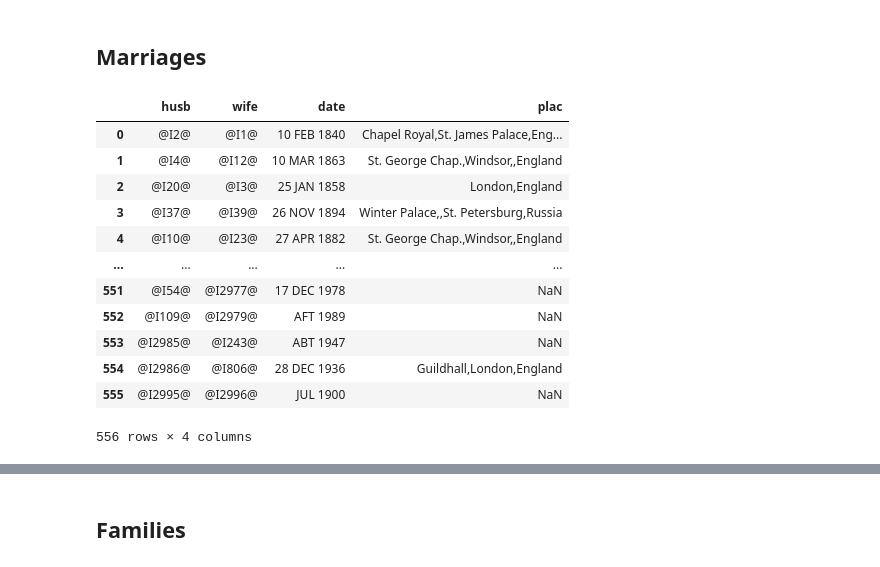
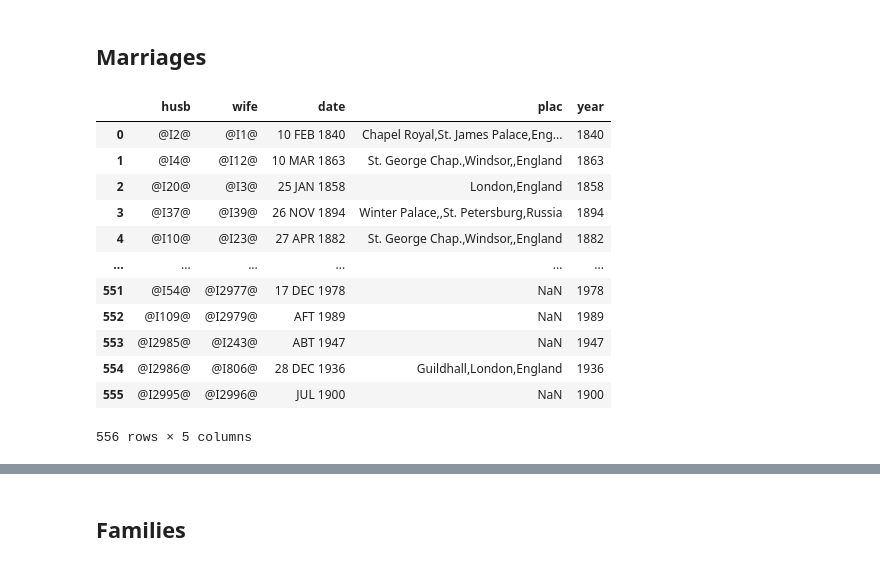
Before and after one commit to joehowells/timeline-gedcom, a Jupyter notebook: 1_data_extraction.ipynb, the cells around one changed output, grey strips where cells are left out. Cells and saved outputs as stored; diff of their text form; code cells hidden in the pictures.

Commit message:
Extract year from date

```diff
--- a/1_data_extraction.ipynb
+++ b/1_data_extraction.ipynb
@@ -55,8 +57,9 @@ df_individual
 def iterator():
     for indi in gedcom.indi:
         for birt in indi.birt:
-            date = birt.date.value if birt.date is not None else np.nan
-            plac = birt.plac.value if birt.plac is not None else np.nan
+            date = birt.date.value if birt.date is not None else ""
+            plac = birt.plac.value if birt.plac is not None else ""
+
             yield indi.xref_id, date, plac
 
 
@@ -64,6 +67,7 @@ df_birth = pd.DataFrame(
     data=iterator(),
     columns=["indi", "date", "plac"],
 )
+df_birth["year"] = df_birth["date"].apply(year).astype("Int64")
 df_birth.to_csv("data/birth.csv", index=False)
 df_birth
 # %% [output]
@@ -86,8 +94,8 @@ df_birth
 def iterator():
     for indi in gedcom.indi:
         for deat in indi.deat:
-            date = deat.date.value if deat.date is not None else np.nan
-            plac = deat.plac.value if deat.plac is not None else np.nan
+            date = deat.date.value if deat.date is not None else ""
+            plac = deat.plac.value if deat.plac is not None else ""
             yield indi.xref_id, date, plac
 
 
@@ -95,6 +103,7 @@ df_death = pd.DataFrame(
     data=iterator(),
     columns=["indi", "date", "plac"],
 )
+df_death["year"] = df_death["date"].apply(year).astype("Int64")
 df_death.to_csv("data/death.csv", index=False)
 df_death
 # %% [output]
@@ -116,32 +129,33 @@ df_death
 # %%
 def iterator():
     for fam in gedcom.fam:
         husb = fam.husb.value if fam.husb is not None else np.nan
         wife = fam.wife.value if fam.wife is not None else np.nan
 
         for marr in fam.marr:
             date = marr.date.value if marr.date is not None else np.nan
             plac = marr.plac.value if marr.plac is not None else np.nan
             yield husb, wife, date, plac
 
 
 df_marriage = pd.DataFrame(
     data=iterator(),
     columns=["husb", "wife", "date", "plac"],
 )
+df_marriage["year"] = df_marriage["date"].apply(year).astype("Int64")
 df_marriage.to_csv("data/marriage.csv", index=False)
 df_marriage
 # %% [output]
-|  | husb | wife | date | plac |
-| 0 | @I2@ | @I1@ | 10 FEB 1840 | Chapel Royal,St. James Palace,Eng... |
-| 1 | @I4@ | @I12@ | 10 MAR 1863 | St. George Chap.,Windsor,,England |
-| 2 | @I20@ | @I3@ | 25 JAN 1858 | London,England |
-| 3 | @I37@ | @I39@ | 26 NOV 1894 | Winter Palace,,St. Petersburg,Russia |
-| 4 | @I10@ | @I23@ | 27 APR 1882 | St. George Chap.,Windsor,,England |
-| ... | ... | ... | ... | ... |
-| 551 | @I54@ | @I2977@ | 17 DEC 1978 | NaN |
-| 552 | @I109@ | @I2979@ | AFT 1989 | NaN |
-| 553 | @I2985@ | @I243@ | ABT 1947 | NaN |
-| 554 | @I2986@ | @I806@ | 28 DEC 1936 | Guildhall,London,England |
-| 555 | @I2995@ | @I2996@ | JUL 1900 | NaN |
+|  | husb | wife | date | plac | year |
+| 0 | @I2@ | @I1@ | 10 FEB 1840 | Chapel Royal,St. James Palace,Eng... | 1840 |
+| 1 | @I4@ | @I12@ | 10 MAR 1863 | St. George Chap.,Windsor,,England | 1863 |
+| 2 | @I20@ | @I3@ | 25 JAN 1858 | London,England | 1858 |
+| 3 | @I37@ | @I39@ | 26 NOV 1894 | Winter Palace,,St. Petersburg,Russia | 1894 |
+| 4 | @I10@ | @I23@ | 27 APR 1882 | St. George Chap.,Windsor,,England | 1882 |
+| ... | ... | ... | ... | ... | ... |
+| 551 | @I54@ | @I2977@ | 17 DEC 1978 | NaN | 1978 |
+| 552 | @I109@ | @I2979@ | AFT 1989 | NaN | 1989 |
+| 553 | @I2985@ | @I243@ | ABT 1947 | NaN | 1947 |
+| 554 | @I2986@ | @I806@ | 28 DEC 1936 | Guildhall,London,England | 1936 |
+| 555 | @I2995@ | @I2996@ | JUL 1900 | NaN | 1900 |
-556 rows × 4 columns
+556 rows × 5 columns
```
Also changed, not shown: parts of 6 cells of this notebook, 1 other file.
